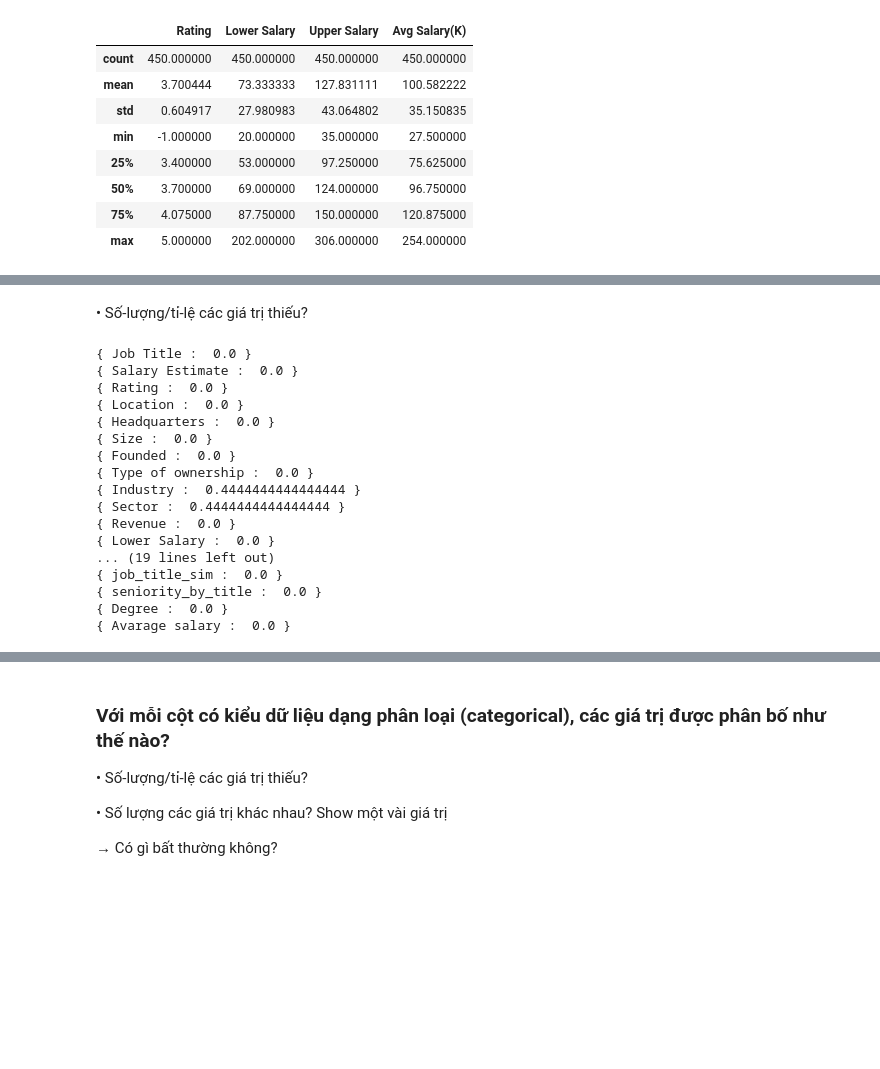
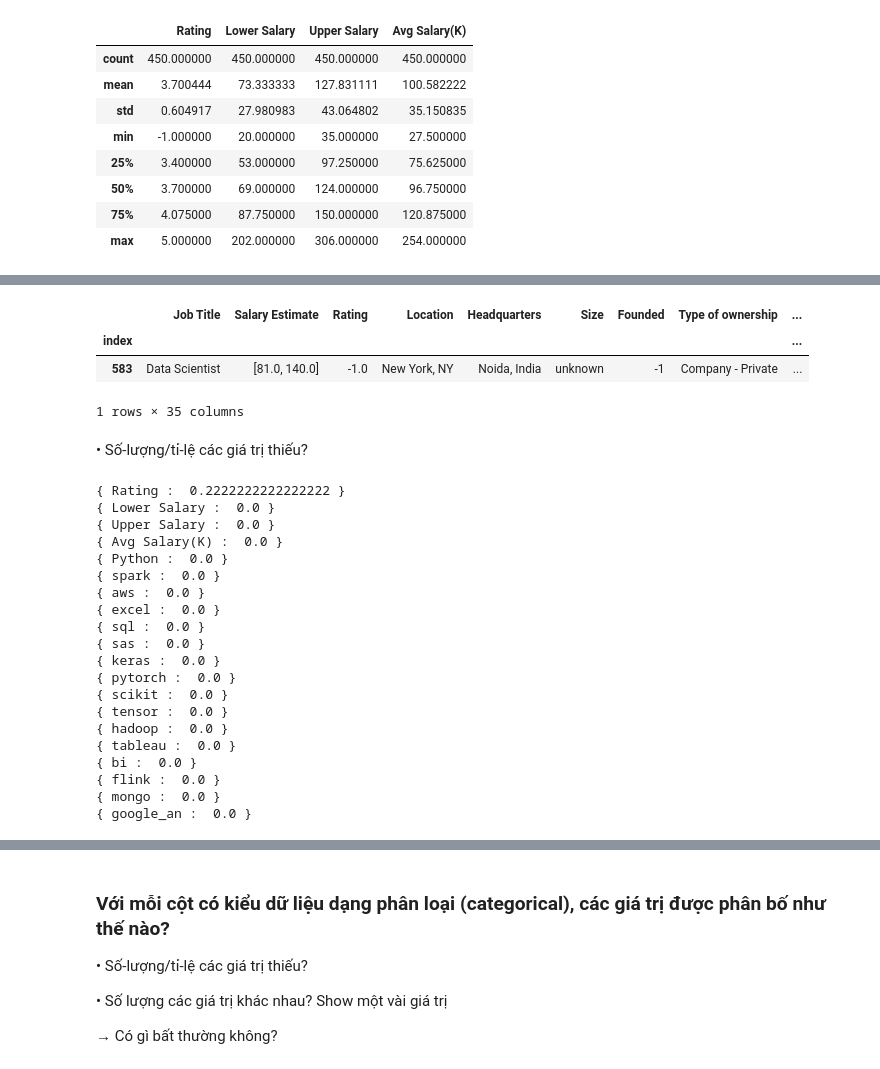
Before and after one commit to Ndthang01/P4DS_FinalProject, a Jupyter notebook: _project.ipynb, the cells around one changed output, grey strips where cells are left out. Cells and saved outputs as stored; diff of their text form; code cells hidden in the pictures; blank space fills up the shorter version.

```diff
--- a/_project.ipynb
+++ b/_project.ipynb
@@ -314,35 +286,50 @@ num_col_profile.describe()
+# %%
+project_dataframe[project_dataframe["Rating"] == -1]
+# %% [output]
+|  | Job Title | Salary Estimate | Rating | Location | Headquarters | Size | Founded | Type of ownership | ... |
+| index |  |  |  |  |  |  |  |  | ... |
+| 583 | Data Scientist | [81.0, 140.0] | -1.0 | New York, NY | Noida, India | unknown | -1 | Company - Private | ... |
+1 rows × 35 columns
 # %% [markdown]
 • Số-lượng/tỉ-lệ các giá trị thiếu?
 # %%
-
 # tỉ lệ các giá trị thiếu
 def missing_percent(s):
-    missing_count=s.isnull().sum() + s[s=='-1'].count()
+    missing_count=  missing_count=s.isna().sum() + s[s==-1].count()
     result=float(missing_count)/float(s.shape[0]) * float(100)
     return result
 
-col_name=project_dataframe.columns
+col_name=num_col_profile.columns
 missing_ratio=[]
 for i in col_name:
     missing=missing_percent(project_dataframe[i])
     print("{", i, ": ",missing, "}")
+
+col_name=skill_col_profile.columns
+missing_ratio=[]
+for i in col_name:
+    missing=missing_percent(project_dataframe[i])
+    print("{", i, ": ",missing, "}")
 # %% [output]
-{ Job Title :  0.0 }
-{ Salary Estimate :  0.0 }
-{ Rating :  0.0 }
-{ Location :  0.0 }
-{ Headquarters :  0.0 }
-{ Size :  0.0 }
-{ Founded :  0.0 }
-{ Type of ownership :  0.0 }
-{ Industry :  0.4444444444444444 }
-{ Sector :  0.4444444444444444 }
-{ Revenue :  0.0 }
+{ Rating :  0.2222222222222222 }
 { Lower Salary :  0.0 }
-... (19 lines left out)
-{ job_title_sim :  0.0 }
-{ seniority_by_title :  0.0 }
-{ Degree :  0.0 }
-{ Avarage salary :  0.0 }
+{ Upper Salary :  0.0 }
+{ Avg Salary(K) :  0.0 }
+{ Python :  0.0 }
+{ spark :  0.0 }
+{ aws :  0.0 }
+{ excel :  0.0 }
+{ sql :  0.0 }
+{ sas :  0.0 }
+{ keras :  0.0 }
+{ pytorch :  0.0 }
+{ scikit :  0.0 }
+{ tensor :  0.0 }
+{ hadoop :  0.0 }
+{ tableau :  0.0 }
+{ bi :  0.0 }
+{ flink :  0.0 }
+{ mongo :  0.0 }
+{ google_an :  0.0 }
 # %%
 # số người biết, không biết kĩ năng nào đó
```
Also changed, not shown: parts of 27 cells of this notebook, 2 other files.
